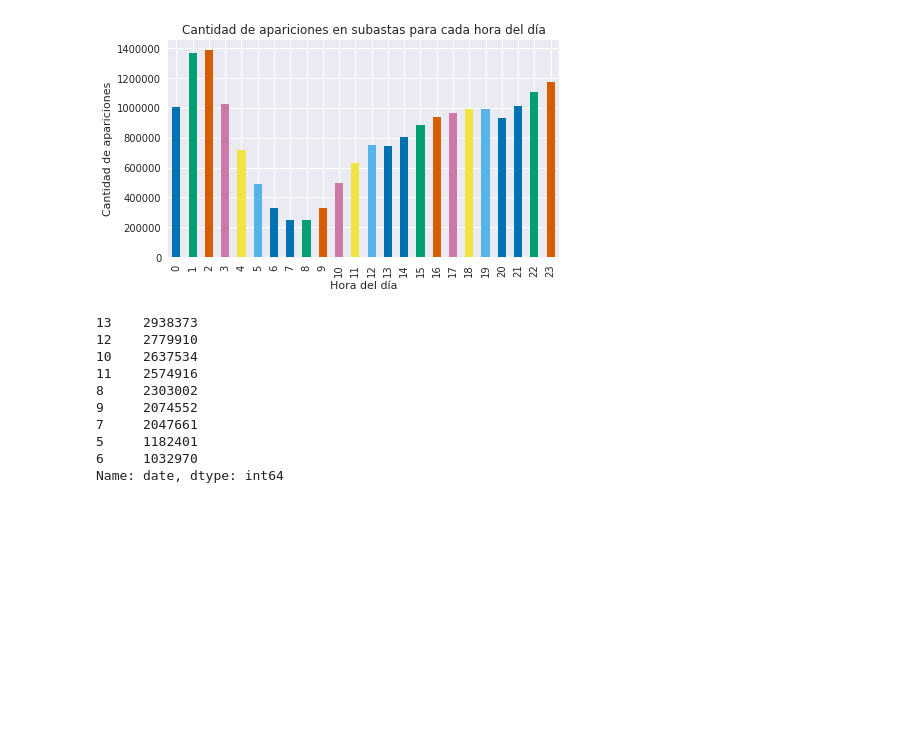
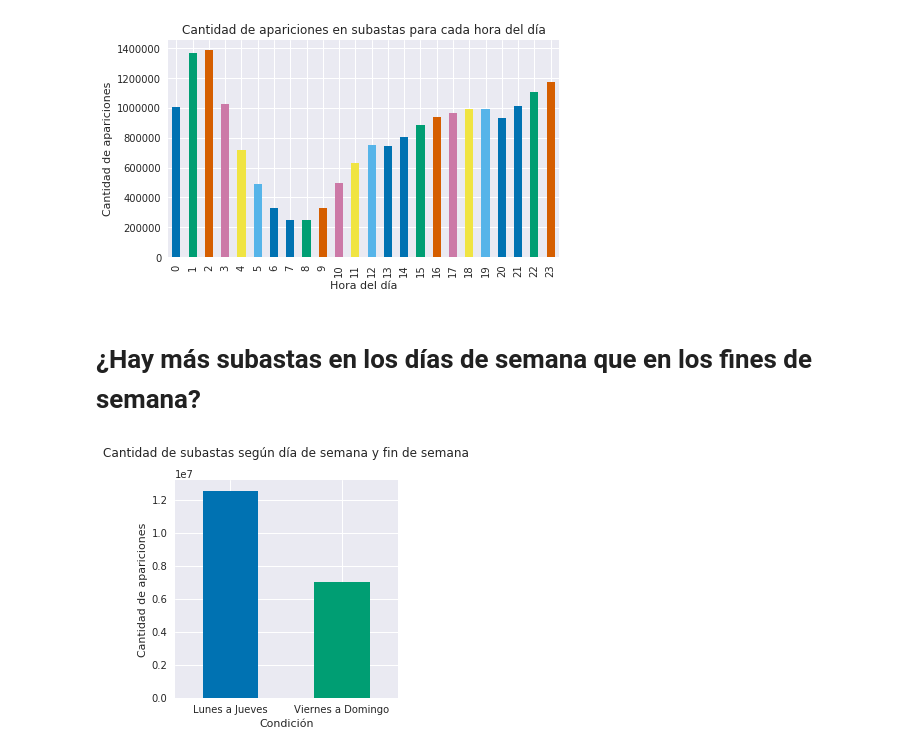
Before and after one commit to mateoicalvo/7506, a Jupyter notebook: tp1/analisis/auctions/auctions.ipynb, the cells around one changed output. Cells and saved outputs as stored; diff of their text form; code cells hidden in the pictures; blank space fills up the shorter version.

Commit message:
avance en auctions

```diff
--- a/tp1/analisis/auctions/auctions.ipynb
+++ b/tp1/analisis/auctions/auctions.ipynb
@@ -128,16 +128,17 @@ plt.ylabel("Cantidad de apariciones")
 plt.xlabel("Hora del día");
 # %% [output]
 [figure]
-# %%
-auctions["date"].dt.day.value_counts()
-# %% [output]
-13    2938373
-12    2779910
-10    2637534
-11    2574916
-8     2303002
-9     2074552
-7     2047661
-5     1182401
-6     1032970
-Name: date, dtype: int64
+# %% [markdown]
+# ¿Hay más subastas en los días de semana que en los fines de semana?
+# %%
+finde = (auctions["date"].dt.dayofweek > 3)
+semana_vs_finde = auctions.groupby(finde).agg({"device_id" : "count"}).rename(columns={"device_id" : "cantidad de subastas"})
+# %%
+plt.figure(figsize=(4, 4))
+semana_vs_finde["cantidad de subastas"].plot(kind="bar")
+plt.title("Cantidad de subastas según día de semana y fin de semana", y=1.08)
+plt.ylabel("Cantidad de apariciones")
+plt.xlabel("Condición")
+plt.xticks(np.arange(2),["Lunes a Jueves", "Viernes a Domingo"], rotation="horizontal");
+# %% [output]
+[figure, added]
```
